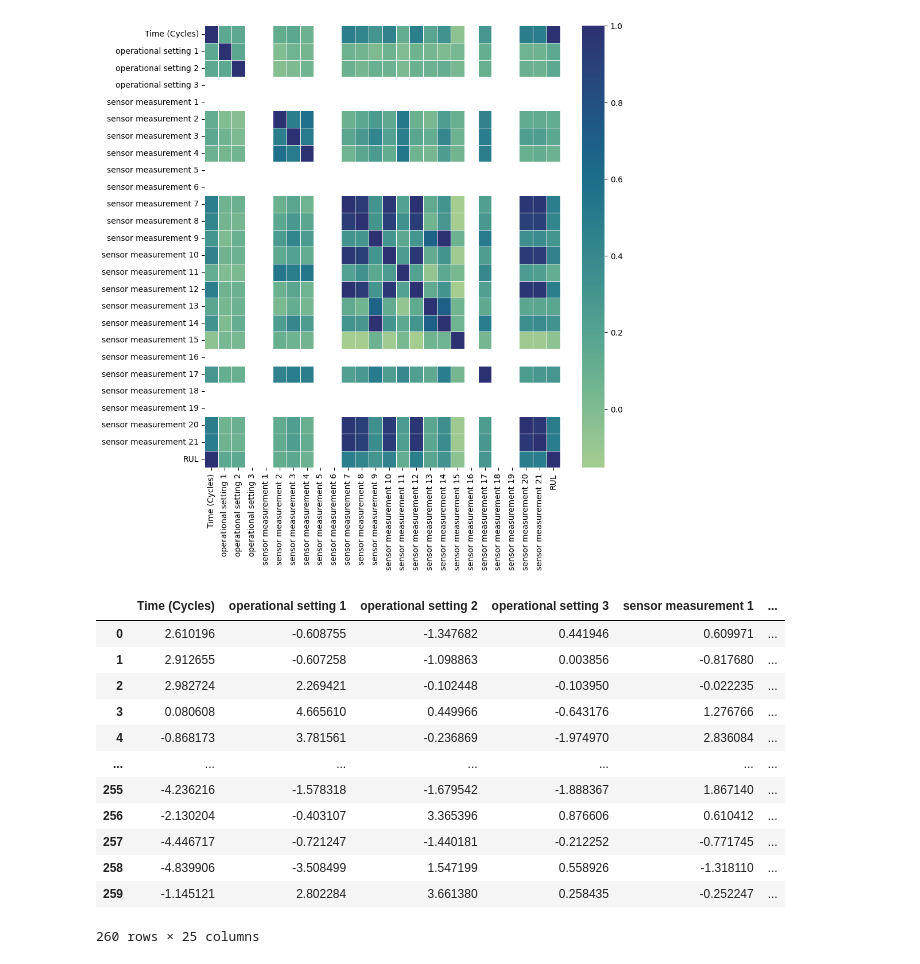
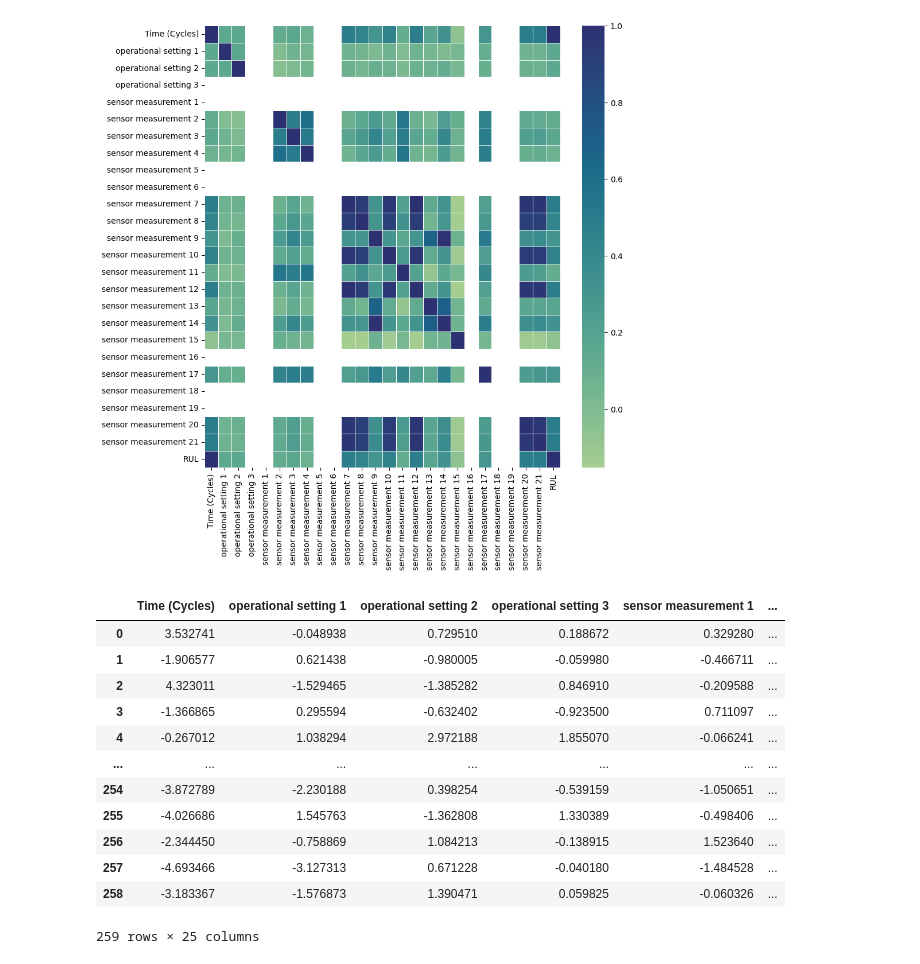
Before and after one commit to pullz6/RUL_Prediction, a Jupyter notebook: NASA_Engine_RUL_Predictions.ipynb, the cells around one changed output. Cells and saved outputs as stored; diff of their text form; code cells hidden in the pictures.

```diff
--- a/NASA_Engine_RUL_Predictions.ipynb
+++ b/NASA_Engine_RUL_Predictions.ipynb
@@ -123,28 +123,37 @@ from sklearn.decomposition import PCA
 from sklearn.preprocessing import StandardScaler
 
 y_train = average_values['RUL']
+y_test = average_values_test['RUL']
+
 names =  average_values.drop(columns=[average_values.columns[-1]])
+names_test =  average_values.drop(columns=[average_values_test.columns[-1]])
+
 average_values_std = StandardScaler().fit_transform(average_values)
+average_values_test_std = StandardScaler().fit_transform(average_values_test)
+
 pca = PCA(n_components=25)
+
 average_values_train_scaled = pca.fit_transform(average_values_std)
+average_values_test_scaled = pca.fit_transform(average_values_test_std)
 # %%
 x_train = pd.DataFrame(average_values_train_scaled, columns = names.columns)
+x_test = pd.DataFrame(average_values_test_scaled, columns = names_test.columns)
-# %%
-x_train
-# %% [output]
-|  | Time (Cycles) | operational setting 1 | operational setting 2 | operational setting 3 | sensor measurement 1 | ... |
-| 0 | 2.610196 | -0.608755 | -1.347682 | 0.441946 | 0.609971 | ... |
-| 1 | 2.912655 | -0.607258 | -1.098863 | 0.003856 | -0.817680 | ... |
-| 2 | 2.982724 | 2.269421 | -0.102448 | -0.103950 | -0.022235 | ... |
-| 3 | 0.080608 | 4.665610 | 0.449966 | -0.643176 | 1.276766 | ... |
-| 4 | -0.868173 | 3.781561 | -0.236869 | -1.974970 | 2.836084 | ... |
-| ... | ... | ... | ... | ... | ... | ... |
-| 255 | -4.236216 | -1.578318 | -1.679542 | -1.888367 | 1.867140 | ... |
-| 256 | -2.130204 | -0.403107 | 3.365396 | 0.876606 | 0.610412 | ... |
-| 257 | -4.446717 | -0.721247 | -1.440181 | -0.212252 | -0.771745 | ... |
-| 258 | -4.839906 | -3.508499 | 1.547199 | 0.558926 | -1.318110 | ... |
-| 259 | -1.145121 | 2.802284 | 3.661380 | 0.258435 | -0.252247 | ... |
-260 rows × 25 columns
+# %%
+x_test
+# %% [output]
+|  | Time (Cycles) | operational setting 1 | operational setting 2 | operational setting 3 | sensor measurement 1 | ... |
+| 0 | 3.532741 | -0.048938 | 0.729510 | 0.188672 | 0.329280 | ... |
+| 1 | -1.906577 | 0.621438 | -0.980005 | -0.059980 | -0.466711 | ... |
+| 2 | 4.323011 | -1.529465 | -1.385282 | 0.846910 | -0.209588 | ... |
+| 3 | -1.366865 | 0.295594 | -0.632402 | -0.923500 | 0.711097 | ... |
+| 4 | -0.267012 | 1.038294 | 2.972188 | 1.855070 | -0.066241 | ... |
+| ... | ... | ... | ... | ... | ... | ... |
+| 254 | -3.872789 | -2.230188 | 0.398254 | -0.539159 | -1.050651 | ... |
+| 255 | -4.026686 | 1.545763 | -1.362808 | 1.330389 | -0.498406 | ... |
+| 256 | -2.344450 | -0.758869 | 1.084213 | -0.138915 | 1.523640 | ... |
+| 257 | -4.693466 | -3.127313 | 0.671228 | -0.040180 | -1.484528 | ... |
+| 258 | -3.183367 | -1.576873 | 1.390471 | 0.059825 | -0.060326 | ... |
+259 rows × 25 columns
 # %%
 model = Sequential([
     Dense(160, kernel_initializer='normal', activation='relu'),
```
Also changed, not shown: parts of 3 cells of this notebook.
